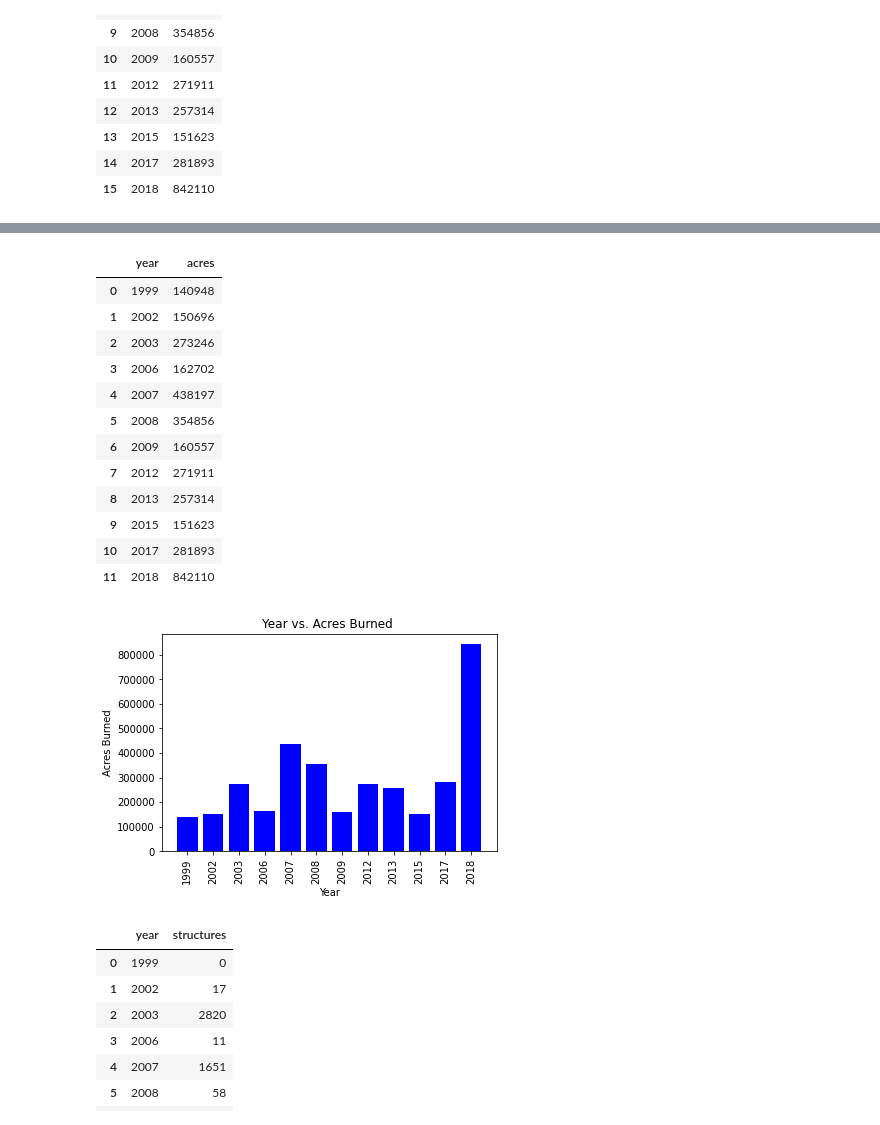
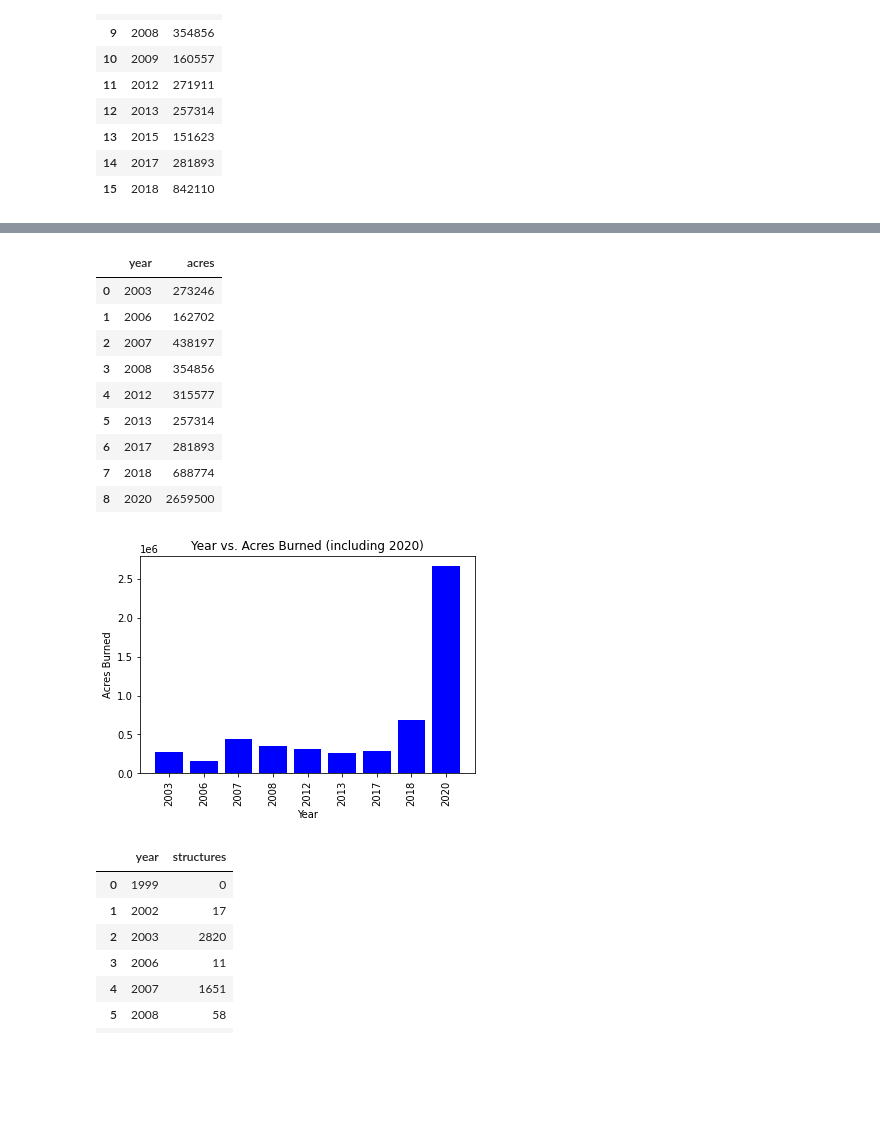
Before and after one commit to roborgain1/California-Wildfires-and-Climate-Change, a Jupyter notebook: largest_fires_jrm.ipynb, the cells around one changed output, grey strips where cells are left out. Cells and saved outputs as stored; diff of their text form; code cells hidden in the pictures; blank space fills up the shorter version.

```diff
--- a/largest_fires_jrm.ipynb
+++ b/largest_fires_jrm.ipynb
@@ -10,9 +10,11 @@ import os
 # %%
 #data files
 ca_largest_fires = 'Resources/top_20_CA_wildfires.csv'
+top_20_acres = 'Resources/top20_acres.csv'
 
 # read CA fire perimeters
 ca_largest_fires = pd.read_csv(ca_largest_fires)
+top_20_acres = pd.read_csv(top_20_acres)
 
 #create DataFrame
 top_20_fires_df = pd.DataFrame(ca_largest_fires)
@@ -35,3 +37,6 @@ top_20_fires_df.head(20)
 | 17 | Mcnally | Human Related | July | 2002 | Tulare | 150696 | 17 | 0 |
 | 18 | Stanislaus Complex | Lightning | August | 1987 | Tuolumne | 145980 | 28 | 1 |
 | 19 | Big Bar Complex | Lightning | August | 1999 | Trinity | 140948 | 0 | 0 |
+# %%
+top_20_acres_df = pd.DataFrame(top_20_acres)
+top_20_acres_df.head(20)
@@ -83,4 +142,4 @@ worst_year
 # %%
-past_30_years = top_20_fires_df.loc[top_20_fires_df['year'] >= 1990]
+past_30_years = top_20_acres_df.loc[top_20_acres_df['year'] >= 1990]
 past_30_years
 # %% [output]
@@ -106,37 +166,34 @@ grouped_year_acres = past_30_years.groupby(['year'])['acres'].sum().reset_index(
 grouped_year_acres
 # %% [output]
 |  | year | acres |
-| 0 | 1999 | 140948 |
-| 1 | 2002 | 150696 |
-| 2 | 2003 | 273246 |
-| 3 | 2006 | 162702 |
-| 4 | 2007 | 438197 |
-| 5 | 2008 | 354856 |
-| 6 | 2009 | 160557 |
-| 7 | 2012 | 271911 |
-| 8 | 2013 | 257314 |
-| 9 | 2015 | 151623 |
-| 10 | 2017 | 281893 |
-| 11 | 2018 | 842110 |
+| 0 | 2003 | 273246 |
+| 1 | 2006 | 162702 |
+| 2 | 2007 | 438197 |
+| 3 | 2008 | 354856 |
+| 4 | 2012 | 315577 |
+| 5 | 2013 | 257314 |
+| 6 | 2017 | 281893 |
+| 7 | 2018 | 688774 |
+| 8 | 2020 | 2659500 |
 # %%
 #export new dataframe to csv
 past_30_years.to_csv('past_30_years.csv')
 # %%
 x_axis = grouped_year_acres['year'].astype(str)
 y_axis = grouped_year_acres['acres']
 
 # making a bar plot
 plt.bar(x_axis, y_axis, color='blue')
 plt.xticks(rotation=90)
 
 
 # giving the name to the x and y label
-plt.title('Year vs. Acres Burned ')
+plt.title('Year vs. Acres Burned (including 2020)')
 plt.xlabel('Year')
 plt.ylabel('Acres Burned')
 plt.savefig('years_vs_acres_30yrs.png')
 # %% [output]
-[figure, old version]
+[figure, new version]
 # %%
 grouped_year_structures = past_30_years.groupby(['year'])['structures'].sum().reset_index()
 grouped_year_structures
```
Also changed, not shown: parts of 9 cells of this notebook, 6 other files.
